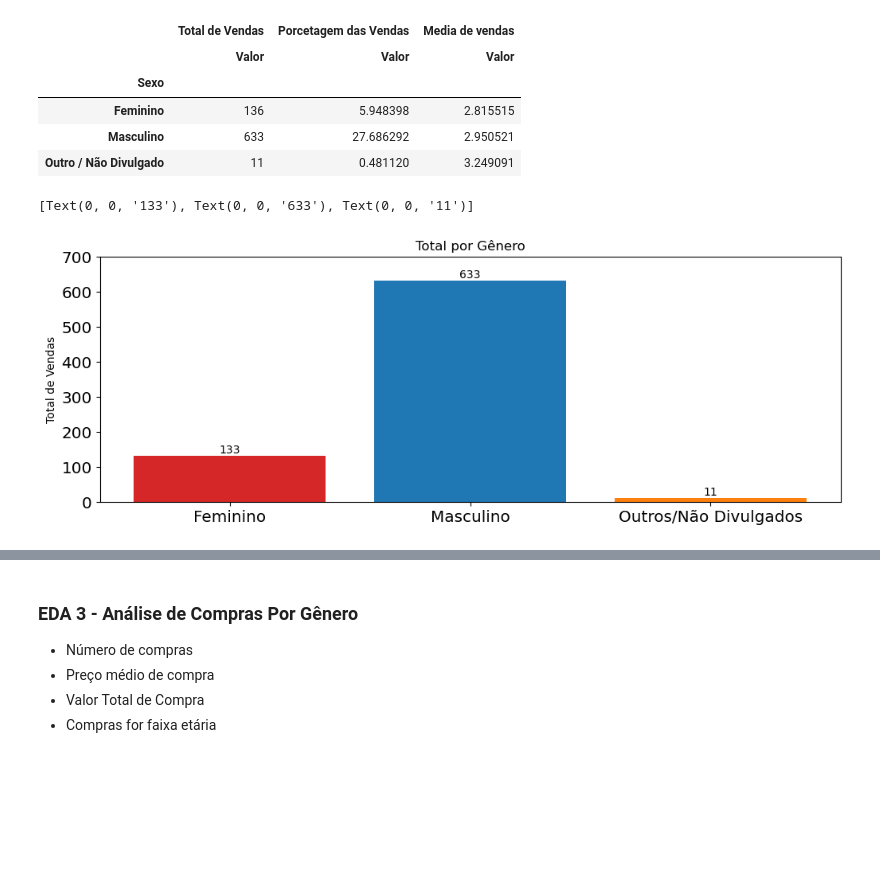
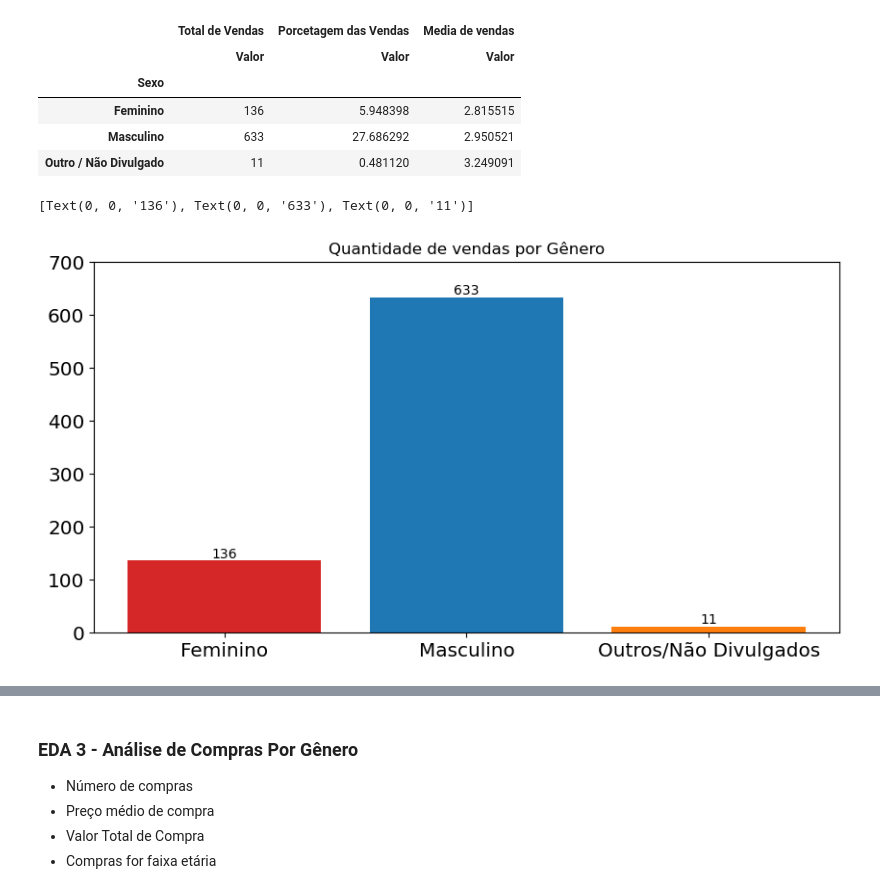
Before and after one commit to Paulophpm/E-commerce_Analytics, a Jupyter notebook: Notebook.ipynb, the cells around one changed output, grey strips where cells are left out. Saved outputs shown, nothing was run; the diff lists cells and outputs as text; code cells hidden in the pictures; blank space fills up the shorter version.

```diff
--- a/Notebook.ipynb
+++ b/Notebook.ipynb
@@ -9,7 +9,7 @@ from matplotlib import rcParams
 pd.set_option("mode.copy_on_write", True)
 # %%
 # Configuração dos plots do matplotlib
-rcParams['figure.figsize'] = 12, 4 # tamanho da grade da figura a ser criada
+rcParams['figure.figsize'] = 10, 5 # tamanho da grade da figura a ser criada
 rcParams['lines.linewidth'] = 3 # quantidade de linhas
 rcParams['xtick.labelsize'] = 'x-large' # largura do eixo x é o total da tela disponível
 rcParams['ytick.labelsize'] = 'x-large' # largura do eixo y é o total da tela disponível
@@ -89,14 +89,14 @@ display(novas_vendas)
 # %%
 # todo - colocar um for para fazer os gráficos de forma automática
 eg = ["Feminino","Masculino","Outros/Não Divulgados"]
-val = [133, 633, 11]
+val = [136, 633, 11]
 
 fig, ax = plt.subplots()
 bar_colors = ['tab:red', 'tab:blue', 'tab:orange'] # colors
 bar_container = ax.bar(eg, val, color = bar_colors)
-ax.set(ylabel='Total de Vendas', title='Total por Gênero', ylim=(0, 700))
+ax.set(title='Quantidade de vendas por Gênero', ylim=(0, 700))
 ax.bar_label(bar_container, fmt='{:,.0f}')
 # todo - colocar a porcentagem no gráfico
 # %% [output]
-[Text(0, 0, '133'), Text(0, 0, '633'), Text(0, 0, '11')]
+[Text(0, 0, '136'), Text(0, 0, '633'), Text(0, 0, '11')]
-[figure, old version]
+[figure, new version]
```
Also changed, not shown: parts of 9 cells of this notebook, 1 other file.
